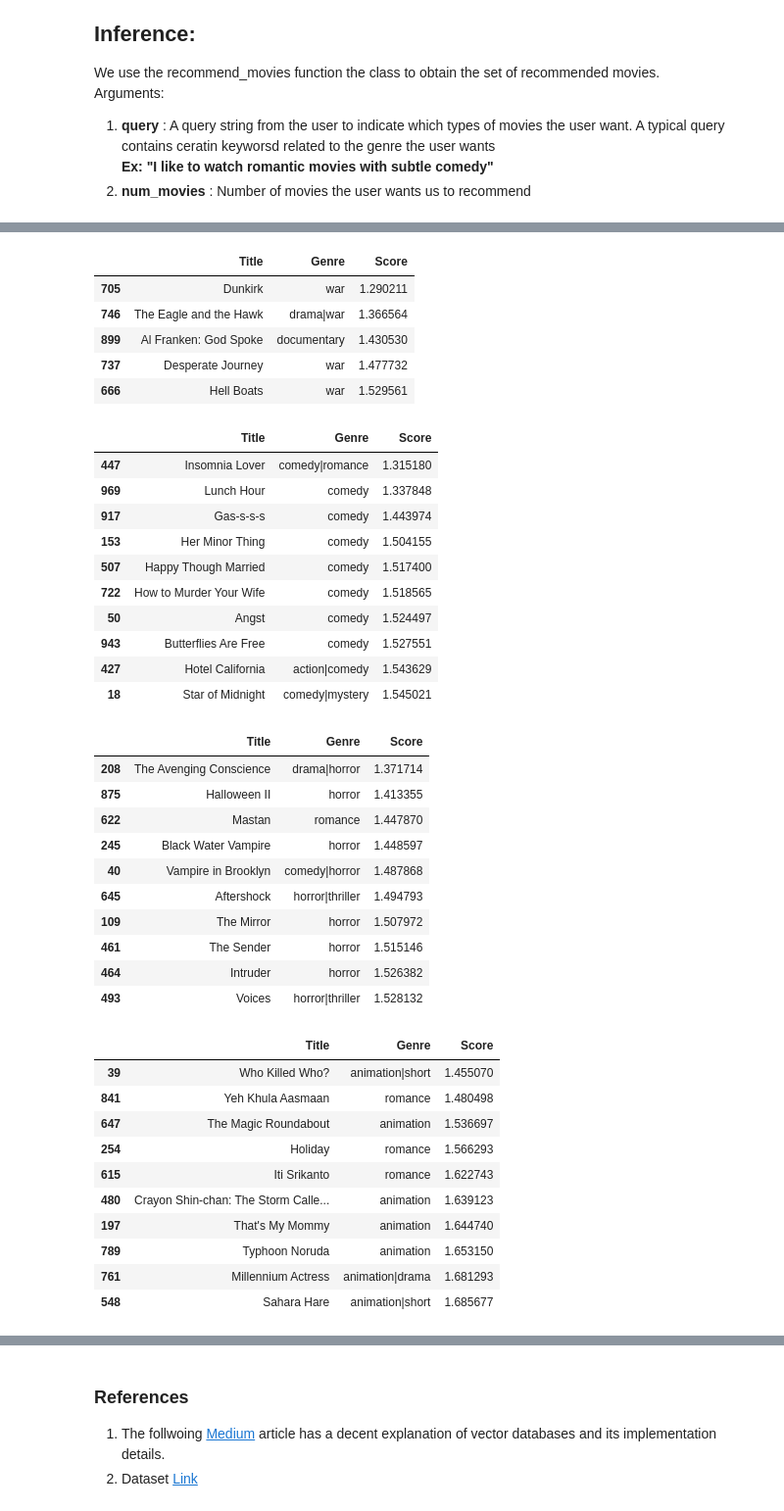
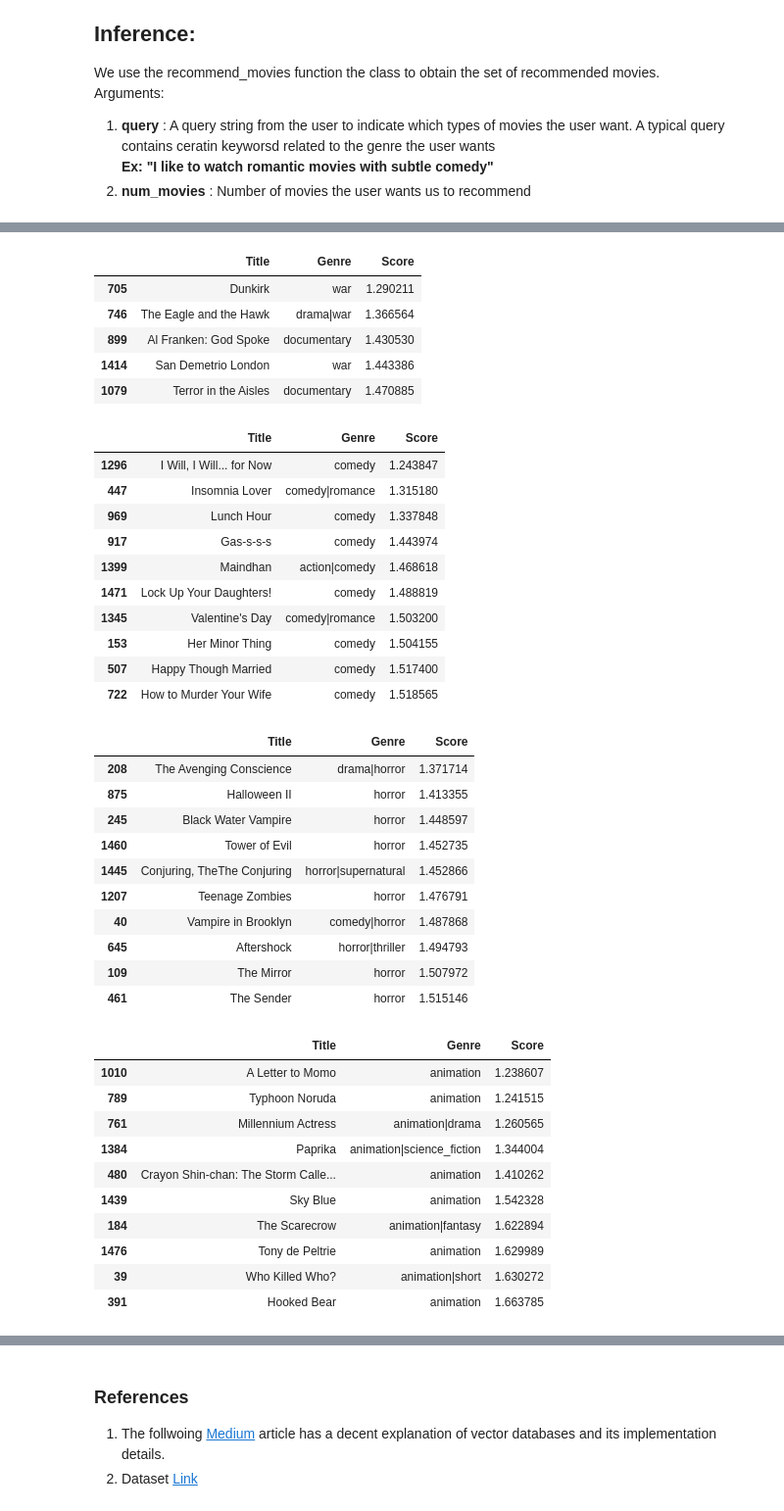
Before and after one commit to potladurthy/lumaa-spring-2025-ai-ml, a Jupyter notebook: recommender.ipynb, the cells around one changed output, grey strips where cells are left out. Shown at 98% size. Cells and saved outputs as stored; diff of their text form; code cells hidden in the pictures.

Commit message:
removed tfidf implementation

```diff
--- a/recommender.ipynb
+++ b/recommender.ipynb
@@ -73,12 +70,9 @@ class RecommendMovies:
         self.query_embedding = None
 
         self.stemmer = PorterStemmer()
-        self.lemmatizer = WordNetLemmatizer()
         self.stop_words = set(stopwords.words('english'))
         self.tokenized_dictionary = {}
         self.processed_genres = []
-        self.vectorizer = TfidfVectorizer()
-
 
         print('Starting data preprocessing')
         preprocessing_time = timeit.timeit(self.preprocess_data, number=1)
@@ -96,7 +90,7 @@ class RecommendMovies:
         else:
             print(f'Creating a new collection')
             self.collection = self.client.create_collection(name="movie_recommender")
-            print('Starting Vector database creation')
+            print('Starting Vector database creation. Please wait...')
             vector_data = timeit.timeit(self.create_embeddings, number=1)
             print(f'Vector database creation completed in {vector_data:.4f} seconds')
 
@@ -115,10 +109,9 @@ class RecommendMovies:
 
         for word in tokens:
             word_lower = word.lower()
-            if word_lower not in self.stop_words and word.isalnum(): # Check if word is alphanumeric
+            if word_lower not in self.stop_words and word.isalnum():
                 stemmed_word = self.stemmer.stem(word_lower)
-                lemmatized_word = self.lemmatizer.lemmatize(stemmed_word)  # Lemmatize after stemming
-                processed_tokens.append(lemmatized_word)
+                processed_tokens.append(stemmed_word)
 
         return ' '.join(processed_tokens)
 
@@ -135,8 +128,6 @@ class RecommendMovies:
             token= self.get_tokenized_text(word)
             self.tokenized_dictionary[token] = word
             self.processed_genres.append(token)
-
-        self.vectorizer.fit(self.processed_genres)
 
 
     def preprocess_data(self):
@@ -227,30 +218,23 @@ class RecommendMovies:
             raises ValueError if no valid genres are found in the query.
         '''
 
-        tokenized_query = [ self.get_tokenized_text(word) for word in query.split() if word.lower() not in self.stop_words]
-        vectorized_query = self.vectorizer.transform(tokenized_query)
-        vectorized_genres = self.vectorizer.transform(self.processed_genres)
-        cosine_similarities = cosine_similarity(vectorized_query, vectorized_genres)
+        tokenized_query = [ self.get_tokenized_text(word) for word in query.split() if word.lower() not in self.stop_words and word.isalnum() ]
         extracted_genres = set()
-        top_indices = np.argsort(cosine_similarities.flatten())[::-1]
-
-        top_pairs = [np.unravel_index(index, cosine_similarities.shape) for index in top_indices[:3]]
-        for i, j in top_pairs:
-            # print(f'Query word: {tokenized_query[i]} - Genre: {self.processed_genres[j]} - Similarity: {cosine_similarities[i, j]}')
-            extracted_genres.add(self.tokenized_dictionary[self.processed_genres[j]])
-
-        # print(f'Extracted genres from query: {extracted_genres}')
+        for word in tokenized_query:
+            for j,genre in enumerate(self.all_genres):
+                if textdistance.jaro_winkler(word, genre) >= 0.8:
+                    extracted_genres.add(self.tokenized_dictionary[self.processed_genres[j]])
 
         if not extracted_genres:
             print(f'No valid genres found in the query. Please check the query and try again. Defaulting to "Comedy" genre')
+            extracted_genres.add('comedy')
             # raise ValueError(f'No valid genres found in the query. Please check the query and try again')
 
-        # Create a query filter dictionary
+
         genre_filter = {
             'genre_combined': '|'.join(sorted(list(extracted_genres)))
         }
 
-        # Add individual genre flags
         for genre in extracted_genres:
             genre_filter[f'{genre.strip().lower()}'] = True
 
@@ -296,7 +280,7 @@ class RecommendMovies:
         self.query_embedding = self.model.encode([self.query_string])
         genre_filter = self.analyze_genre_from_query(self.query_string)
 
-        or_conditions = []
+        or_conditions = [{'NA':True}]
 
         for key, value in genre_filter.items():
             if key != 'genre_combined' and value is True:
@@ -338,6 +322,6 @@ When the class is instantiated a vector database is created using the num of sam
 **Note**:
 This process takes some time depending on the size of the data we want to store in our vector database. The larger data we want to process the more time it takes to convert the text information into vector database. But once done querying the database is extremely fast and robust.
 # %%
-recommender = RecommendMovies(movies_df_path='wiki_movie_plots_deduped.csv',num_rows=1000)
+recommender = RecommendMovies(movies_df_path='wiki_movie_plots_deduped.csv',num_rows=1500)
 # %% [output]
 Starting data preprocessing
@@ -401,50 +378,50 @@ recommender.recommend_movies(query='I prefer war documentaries', num_movies=5)
 | 705 | Dunkirk | war | 1.290211 |
 | 746 | The Eagle and the Hawk | drama|war | 1.366564 |
 | 899 | Al Franken: God Spoke | documentary | 1.430530 |
-| 737 | Desperate Journey | war | 1.477732 |
-| 666 | Hell Boats | war | 1.529561 |
+| 1414 | San Demetrio London | war | 1.443386 |
+| 1079 | Terror in the Aisles | documentary | 1.470885 |
 # %%
 recommender.recommend_movies(query='comedy or rom-com or romance', num_movies=10)
 # %% [output]
 |  | Title | Genre | Score |
+| 1296 | I Will, I Will... for Now | comedy | 1.243847 |
 | 447 | Insomnia Lover | comedy|romance | 1.315180 |
 | 969 | Lunch Hour | comedy | 1.337848 |
 | 917 | Gas-s-s-s | comedy | 1.443974 |
+| 1399 | Maindhan | action|comedy | 1.468618 |
+| 1471 | Lock Up Your Daughters! | comedy | 1.488819 |
+| 1345 | Valentine's Day | comedy|romance | 1.503200 |
 | 153 | Her Minor Thing | comedy | 1.504155 |
 | 507 | Happy Though Married | comedy | 1.517400 |
 | 722 | How to Murder Your Wife | comedy | 1.518565 |
-| 50 | Angst | comedy | 1.524497 |
-| 943 | Butterflies Are Free | comedy | 1.527551 |
-| 427 | Hotel California | action|comedy | 1.543629 |
-| 18 | Star of Midnight | comedy|mystery | 1.545021 |
 # %%
 recommender.recommend_movies(query='horror', num_movies=10)
 # %% [output]
 |  | Title | Genre | Score |
 | 208 | The Avenging Conscience | drama|horror | 1.371714 |
 | 875 | Halloween II | horror | 1.413355 |
-| 622 | Mastan | romance | 1.447870 |
 | 245 | Black Water Vampire | horror | 1.448597 |
+| 1460 | Tower of Evil | horror | 1.452735 |
+| 1445 | Conjuring, TheThe Conjuring | horror|supernatural | 1.452866 |
+| 1207 | Teenage Zombies | horror | 1.476791 |
 | 40 | Vampire in Brooklyn | comedy|horror | 1.487868 |
 | 645 | Aftershock | horror|thriller | 1.494793 |
 | 109 | The Mirror | horror | 1.507972 |
 | 461 | The Sender | horror | 1.515146 |
-| 464 | Intruder | horror | 1.526382 |
-| 493 | Voices | horror|thriller | 1.528132 |
 # %%
-recommender.recommend_movies(query='Animation', num_movies=10)
+recommender.recommend_movies(query='Anime', num_movies=10)
 # %% [output]
 |  | Title | Genre | Score |
-| 39 | Who Killed Who? | animation|short | 1.455070 |
-| 841 | Yeh Khula Aasmaan | romance | 1.480498 |
-| 647 | The Magic Roundabout | animation | 1.536697 |
-| 254 | Holiday | romance | 1.566293 |
-| 615 | Iti Srikanto | romance | 1.622743 |
-| 480 | Crayon Shin-chan: The Storm Calle... | animation | 1.639123 |
-| 197 | That's My Mommy | animation | 1.644740 |
-| 789 | Typhoon Noruda | animation | 1.653150 |
-| 761 | Millennium Actress | animation|drama | 1.681293 |
-| 548 | Sahara Hare | animation|short | 1.685677 |
+| 1010 | A Letter to Momo | animation | 1.238607 |
+| 789 | Typhoon Noruda | animation | 1.241515 |
+| 761 | Millennium Actress | animation|drama | 1.260565 |
+| 1384 | Paprika | animation|science_fiction | 1.344004 |
+| 480 | Crayon Shin-chan: The Storm Calle... | animation | 1.410262 |
+| 1439 | Sky Blue | animation | 1.542328 |
+| 184 | The Scarecrow | animation|fantasy | 1.622894 |
+| 1476 | Tony de Peltrie | animation | 1.629989 |
+| 39 | Who Killed Who? | animation|short | 1.630272 |
+| 391 | Hooked Bear | animation | 1.663785 |
 # %%
 recommender.recommend_movies(query='I watch movies', num_movies=10)
 # %% [output]
```
Also changed, not shown: parts of 15 cells of this notebook.
